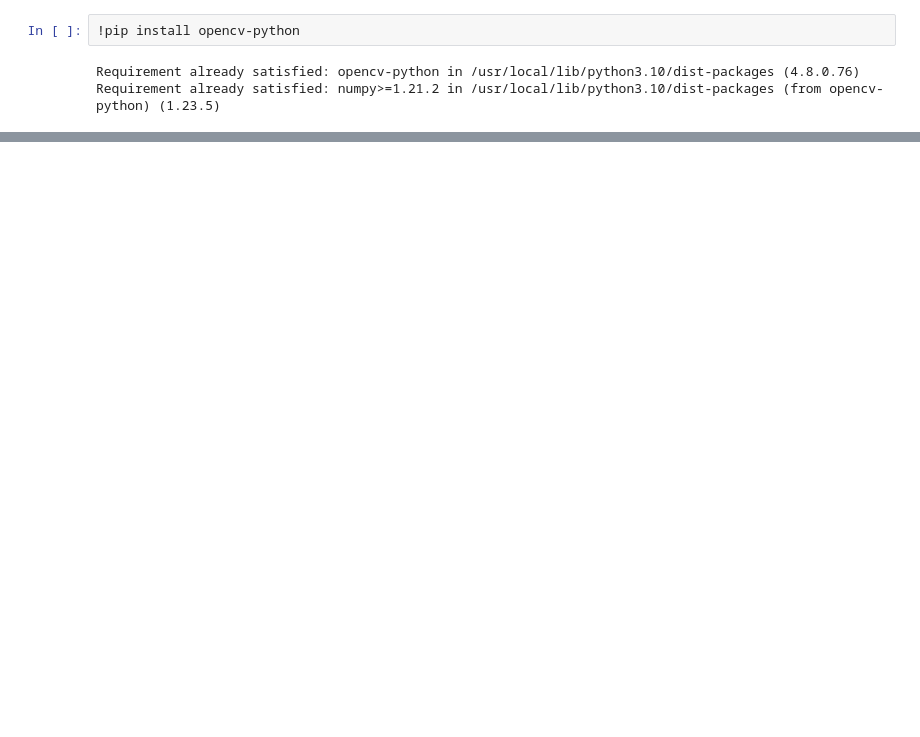
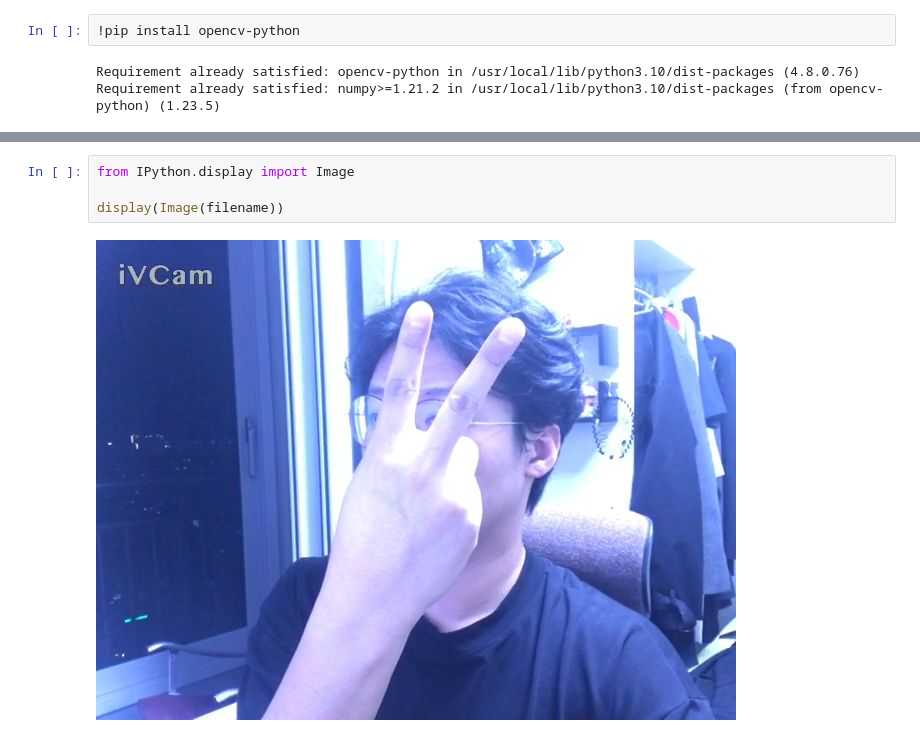
Before and after one commit to SeeUSoon93/deepLearning, a Jupyter notebook: mediaPipe.ipynb, the cells around one changed output, grey strips where cells are left out. Drawn from its saved outputs; the diff is of its cells as text; blank space fills up the shorter version.

```diff
--- a/mediaPipe.ipynb
+++ b/mediaPipe.ipynb
@@ -86,0 +142,6 @@ cap.release()
+# %%
+from IPython.display import Image
+
+display(Image(filename))
+# %% [output]
+[figure, added]
```
Also changed, not shown: parts of 3 cells of this notebook.
